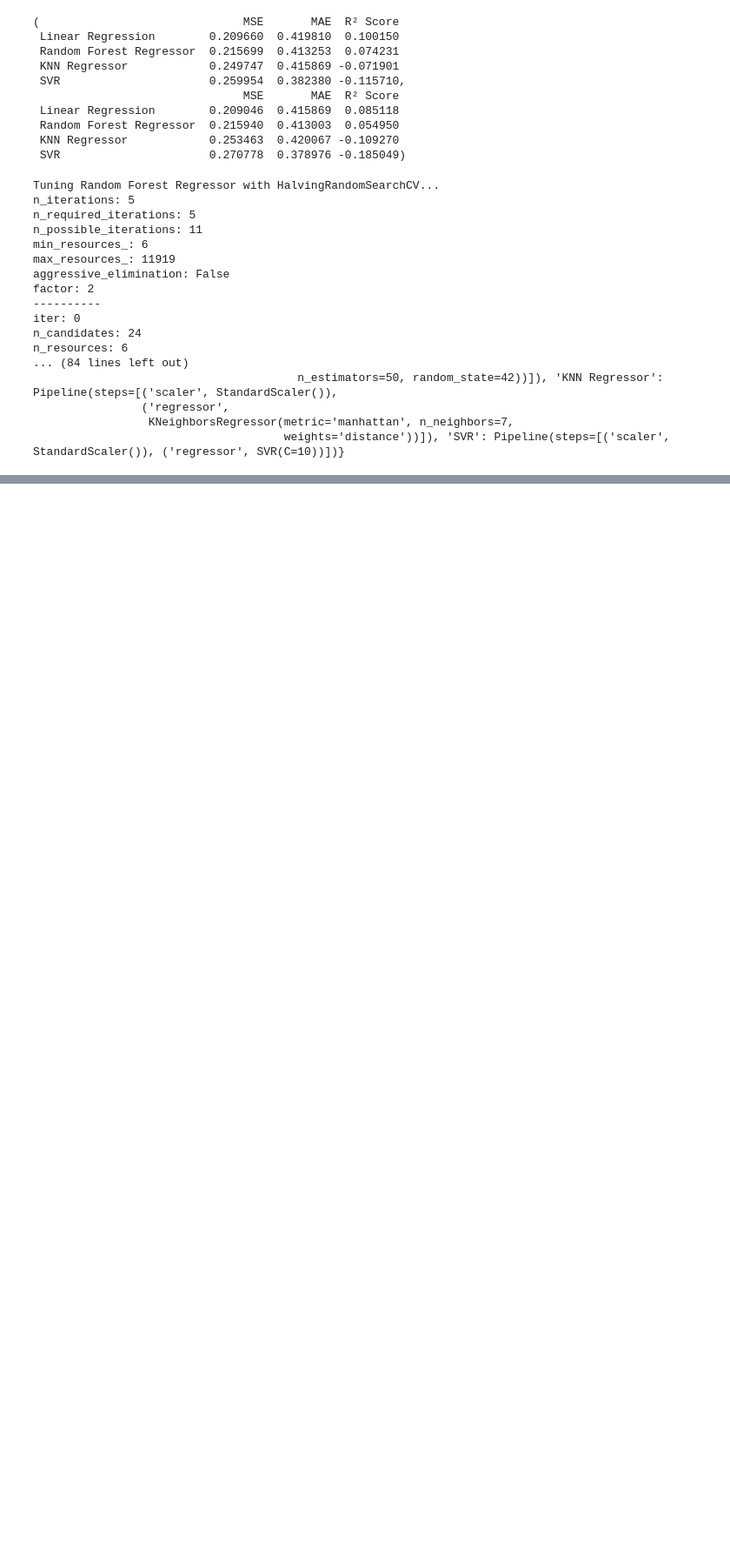
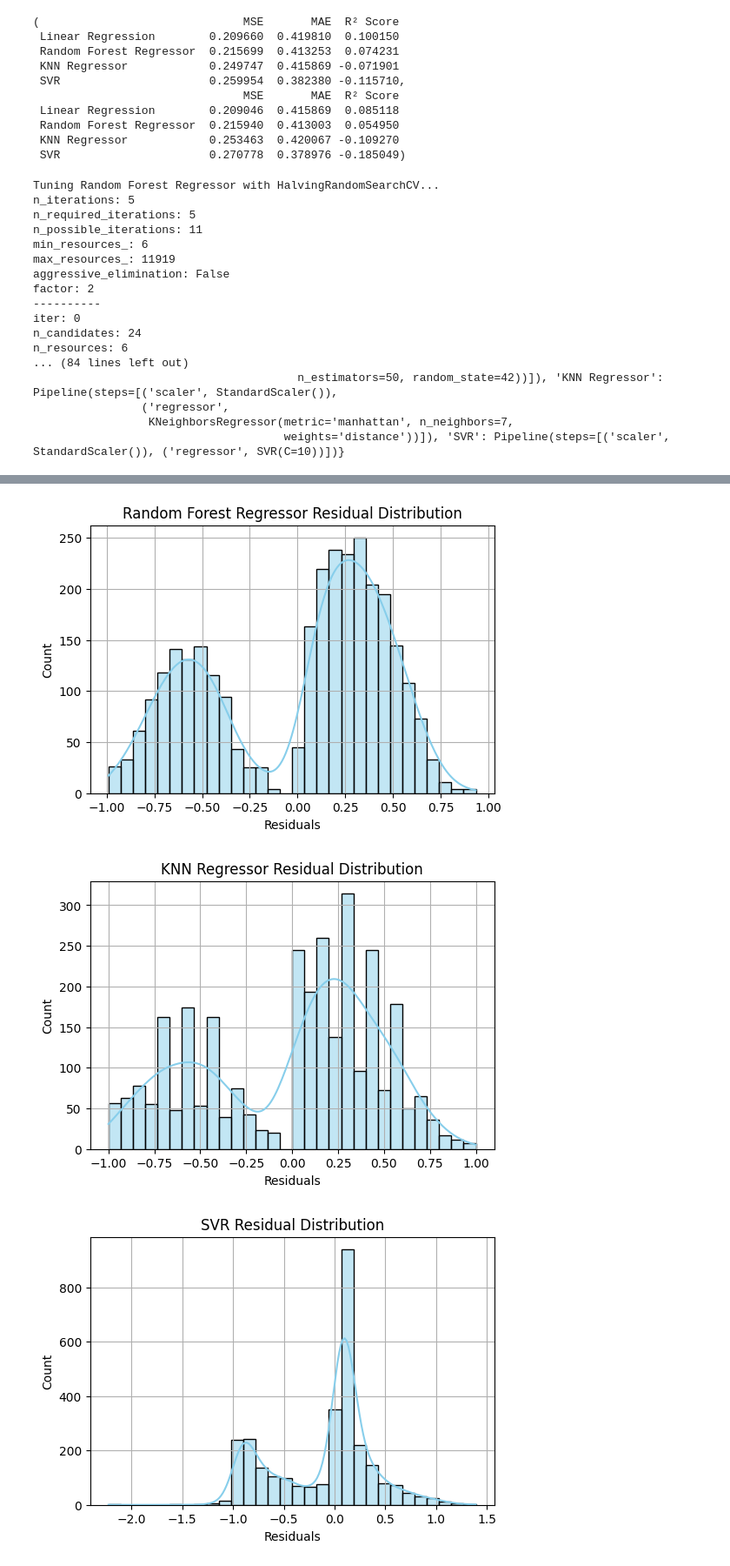
Before and after one commit to LokeshUpputri/Predictive-Maintenance-of-Automotive-Engines, a Jupyter notebook: Project_Automotive_Vehicle.ipynb, the cells around one changed output, grey strips where cells are left out. Shown at 87% size. Drawn from its saved outputs; the diff is of its cells as text; code cells hidden in the pictures; blank space fills up the shorter version.

```diff
--- a/Project_Automotive_Vehicle.ipynb
+++ b/Project_Automotive_Vehicle.ipynb
@@ -723,0 +902,5 @@ n_resources: 6
+# %%
+import joblib
+
+for name, model in best_tuned_models.items():
+    joblib.dump(model, f"{name.replace(' ', '_')}.pkl")
@@ -723,0 +944,19 @@ n_resources: 6
+# %%
+import seaborn as sns
+
+def plot_residuals(name, model, X_test, y_test):
+    y_pred = model.predict(X_test)
+    residuals = y_test - y_pred
+    plt.figure(figsize=(6, 4))
+    sns.histplot(residuals, kde=True, bins=30, color="skyblue")
+    plt.title(f"{name} Residual Distribution")
+    plt.xlabel("Residuals")
+    plt.grid(True)
+    plt.show()
+
+for name, model in best_tuned_models.items():
+    plot_residuals(name, model, X_test, y_test)
+# %% [output]
+[figure, added]
+[figure, added]
+[figure, added]
```
Also changed, not shown: parts of 14 cells of this notebook.
